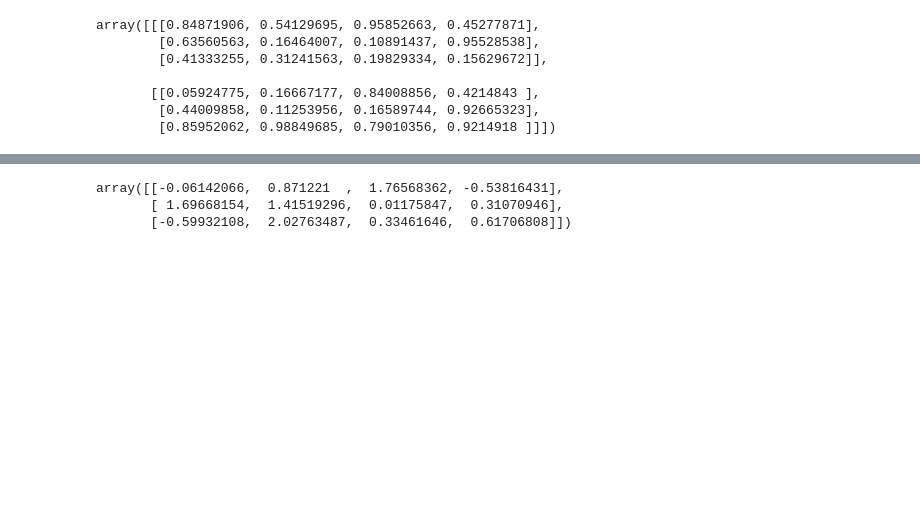
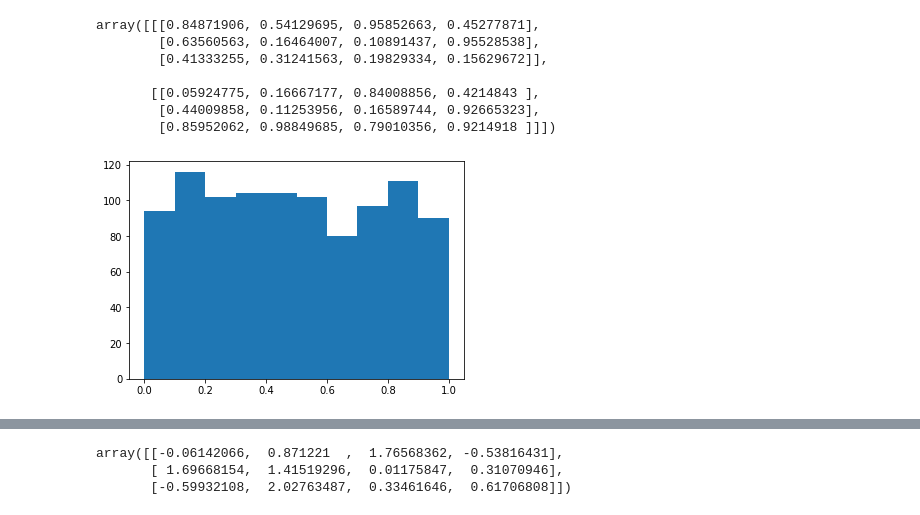
Before and after one commit to michaelbrucelin/HelloLanguage, a Jupyter notebook: Python/PlayGround/jupyter/Note/Numpy.Random用法.ipynb, the cells around one changed output, grey strips where cells are left out. Saved outputs shown, nothing was run; the diff lists cells and outputs as text; code cells hidden in the pictures; blank space fills up the shorter version.

```diff
--- a/Python/PlayGround/jupyter/Note/Numpy.Random用法.ipynb
+++ b/Python/PlayGround/jupyter/Note/Numpy.Random用法.ipynb
@@ -25,3 +26,10 @@ array([[[0.84871906, 0.54129695, 0.95852663, 0.45277871],
        [[0.05924775, 0.16667177, 0.84008856, 0.4214843 ],
         [0.44009858, 0.11253956, 0.16589744, 0.92665323],
         [0.85952062, 0.98849685, 0.79010356, 0.9214918 ]]])
+# %%
+arr = np.random.rand(1000)
+
+plt.hist(arr)  # 通过直方图查看数据的分布情况
+plt.show()
+# %% [output]
+[figure, added]
```
Also changed, not shown: parts of 14 cells of this notebook.
